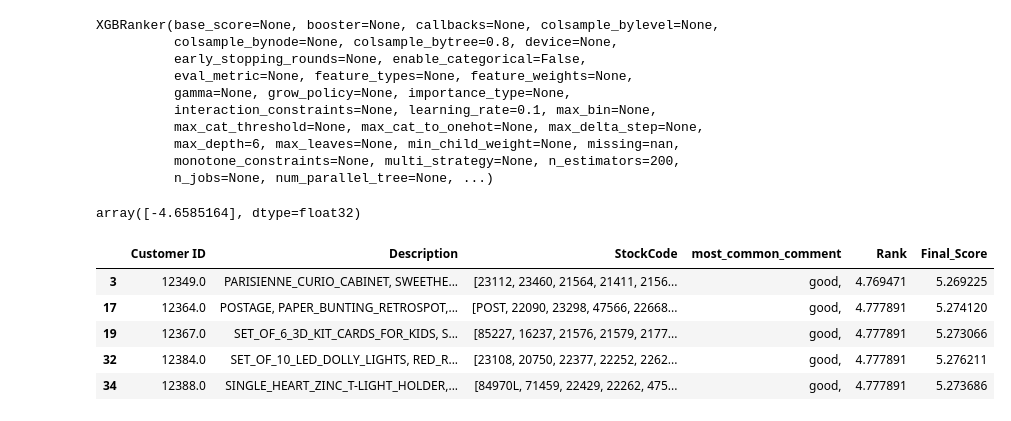
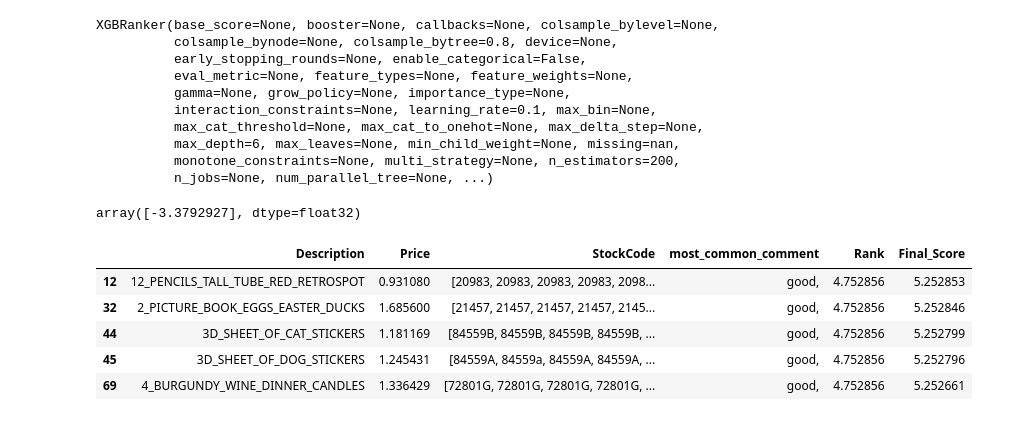
Before and after one commit to bhzyy/Machine_Learning, a Jupyter notebook: recommend_Rank/super_market_rank.ipynb, the cells around one changed output. Saved outputs shown, nothing was run; the diff lists cells and outputs as text; code cells hidden in the pictures.

```diff
--- a/recommend_Rank/super_market_rank.ipynb
+++ b/recommend_Rank/super_market_rank.ipynb
@@ -114,13 +114,16 @@ print(superMarket_dataSet.columns.tolist())
 # %% [output]
 ['Invoice', 'StockCode', 'Description', 'Price', 'Customer ID', 'Country', 'comment']
 # %%
-grouped_superM_des = superMarket_dataSet.groupby("Customer ID")["Description"].apply(lambda x: ", ".join(x)).reset_index()
-grouped_superM_stock = superMarket_dataSet.groupby("Customer ID")["StockCode"].apply(lambda x: ", ".join(x)).reset_index()
-grouped_superM_cmnt = superMarket_dataSet.groupby("Customer ID")["comment"].apply(lambda x: ", ".join(x)).reset_index()
+# grouped_superM_des = superMarket_dataSet.groupby("Description")["Description"].apply(lambda x: ", ".join(x)).reset_index()
+grouped_superM_price = superMarket_dataSet.groupby("Description")["Price"].mean().reset_index()
+
+grouped_superM_stock = superMarket_dataSet.groupby("Description")["StockCode"].apply(lambda x: ", ".join(x)).reset_index()
+grouped_superM_cmnt = superMarket_dataSet.groupby("Description")["comment"].apply(lambda x: ", ".join(x)).reset_index()
 
 
-grouped_superM_data=pd.concat([grouped_superM_des,grouped_superM_stock["StockCode"]],axis=1)
+grouped_superM_data=pd.concat([grouped_superM_price,grouped_superM_stock["StockCode"]],axis=1)
 grouped_superM_data
 grouped_superM_cmnt["most_common_comment"] = grouped_superM_cmnt["comment"].apply(most_common_word)
 grouped_superM_cmnt
+grouped_superM_data
 # %% [output]
@@ -223,14 +242,14 @@ XGBRanker(base_score=None, booster=None, callbacks=None, colsample_bylevel=None,
           monotone_constraints=None, multi_strategy=None, n_estimators=200,
           n_jobs=None, num_parallel_tree=None, ...)
 # %%
-customer_id=[
-    12405,
-    12395,
-    13705
+decs=[
+    1,
+    7,
+    9
 ]
 
 
-user_idx = X_y_encoded[X_y_encoded["Customer ID"].isin(customer_id)].index
+user_idx = X_y_encoded[X_y_encoded["Description"].isin(decs)].index
 if len(user_idx) < 1:
     print("Your customer IDs are not in our dataset !!!")
 # %%
@@ -250,20 +269,20 @@ X_y["Final_Score"] = X_y["Rank"] + similarity_score * 0.5
 user_predict = model.predict(customer_vec)
 user_predict
 # %% [output]
-array([-4.6585164], dtype=float32)
+array([-3.3792927], dtype=float32)
 # %%
 n_recommended = 5
-recommended_stock = X_y[~X_y["Customer ID"].isin(customer_id)].sort_values("Final_Score" ,ascending=False).head(n_recommended)
-recommended_stock[["Customer ID","Description","StockCode" ,"Rank", "Final_Score"]]
+recommended_stock = X_y[~X_y["Description"].isin(decs)].sort_values("Final_Score" ,ascending=False).head(n_recommended)
+recommended_stock[["Description","StockCode","Price" ,"Rank", "Final_Score"]]
 recommended_stock
 
-customer_id_list = recommended_stock["Customer ID"].tolist()
-result = X_y[X_y["Customer ID"].isin(customer_id_list)]
+customer_id_list = recommended_stock["Description"].tolist()
+result = X_y[X_y["Description"].isin(customer_id_list)]
 result
 # %% [output]
-|  | Customer ID | Description | StockCode | most_common_comment | Rank | Final_Score |
-| 3 | 12349.0 | PARISIENNE_CURIO_CABINET, SWEETHE... | [23112, 23460, 21564, 21411, 2156... | good, | 4.769471 | 5.269225 |
-| 17 | 12364.0 | POSTAGE, PAPER_BUNTING_RETROSPOT,... | [POST, 22090, 23298, 47566, 22668... | good, | 4.777891 | 5.274120 |
-| 19 | 12367.0 | SET_OF_6_3D_KIT_CARDS_FOR_KIDS, S... | [85227, 16237, 21576, 21579, 2177... | good, | 4.777891 | 5.273066 |
-| 32 | 12384.0 | SET_OF_10_LED_DOLLY_LIGHTS, RED_R... | [23108, 20750, 22377, 22252, 2262... | good, | 4.777891 | 5.276211 |
-| 34 | 12388.0 | SINGLE_HEART_ZINC_T-LIGHT_HOLDER,... | [84970L, 71459, 22429, 22262, 475... | good, | 4.777891 | 5.273686 |
+|  | Description | Price | StockCode | most_common_comment | Rank | Final_Score |
+| 12 | 12_PENCILS_TALL_TUBE_RED_RETROSPOT | 0.931080 | [20983, 20983, 20983, 20983, 2098... | good, | 4.752856 | 5.252853 |
+| 32 | 2_PICTURE_BOOK_EGGS_EASTER_DUCKS | 1.685600 | [21457, 21457, 21457, 21457, 2145... | good, | 4.752856 | 5.252846 |
+| 44 | 3D_SHEET_OF_CAT_STICKERS | 1.181169 | [84559B, 84559B, 84559B, 84559B, ... | good, | 4.752856 | 5.252799 |
+| 45 | 3D_SHEET_OF_DOG_STICKERS | 1.245431 | [84559A, 84559a, 84559A, 84559A, ... | good, | 4.752856 | 5.252796 |
+| 69 | 4_BURGUNDY_WINE_DINNER_CANDLES | 1.336429 | [72801G, 72801G, 72801G, 72801G, ... | good, | 4.752856 | 5.252661 |
```
Also changed, not shown: parts of 4 cells of this notebook, 1 other file.
